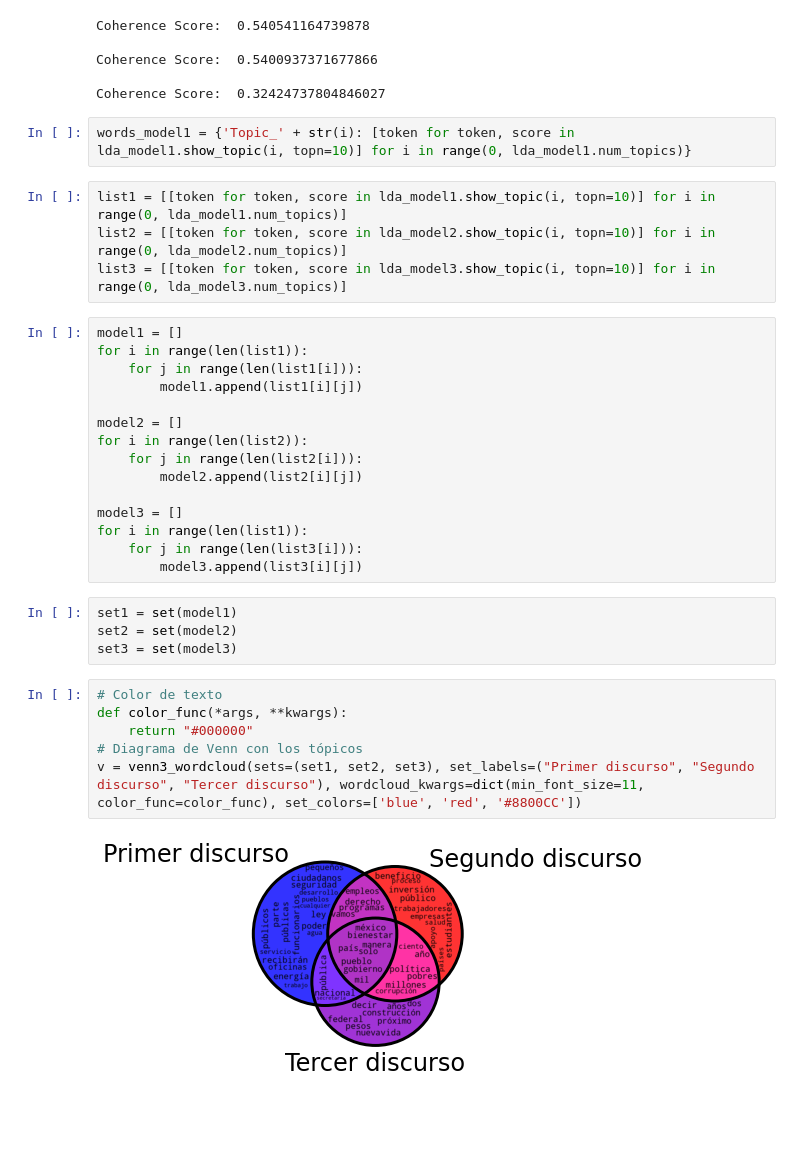
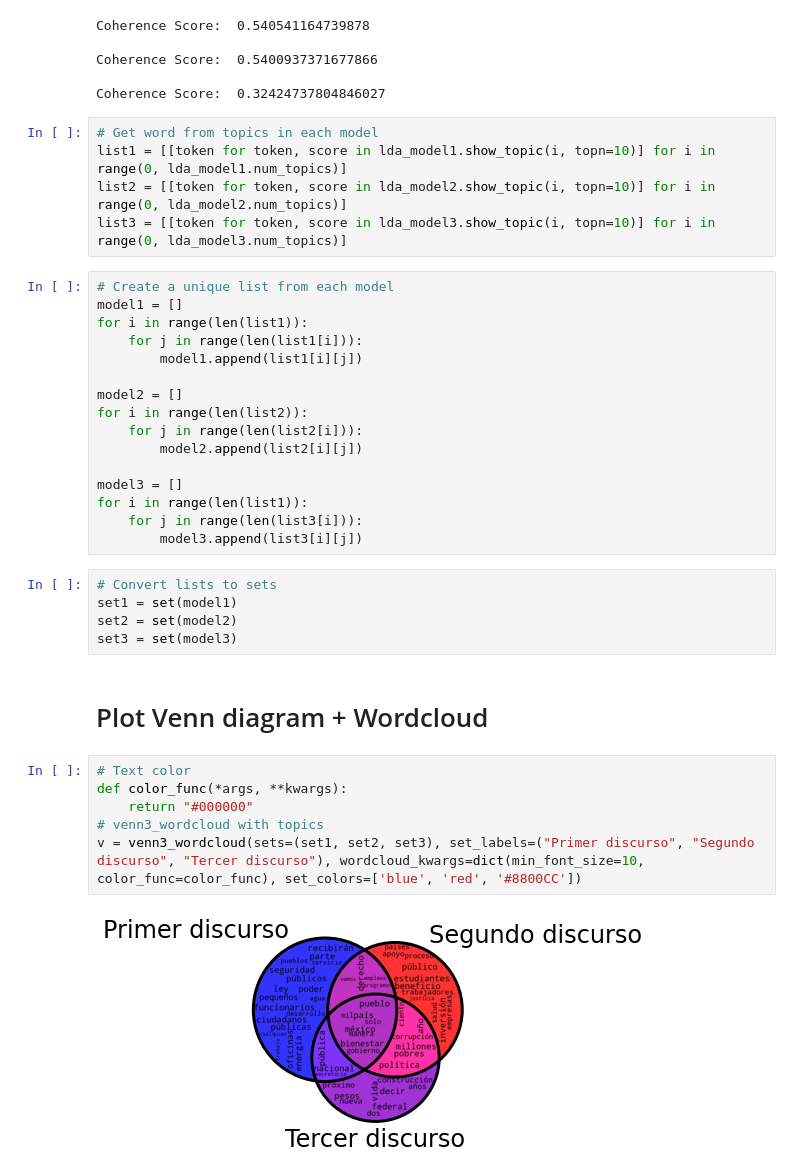
Before and after one commit to fer-aguirre/topicos-discursos-amlo, a Jupyter notebook: notebooks/vennWordcloud.ipynb, the cells around one changed output. Saved outputs shown, nothing was run; the diff lists cells and outputs as text; blank space fills up the shorter version.

```diff
--- a/notebooks/vennWordcloud.ipynb
+++ b/notebooks/vennWordcloud.ipynb
@@ -185,13 +173,13 @@ Coherence Score:  0.540541164739878
 Coherence Score:  0.5400937371677866
 
 Coherence Score:  0.32424737804846027
-# %%
-words_model1 = {'Topic_' + str(i): [token for token, score in lda_model1.show_topic(i, topn=10)] for i in range(0, lda_model1.num_topics)}
 # %%
+# Get word from topics in each model
 list1 = [[token for token, score in lda_model1.show_topic(i, topn=10)] for i in range(0, lda_model1.num_topics)]
 list2 = [[token for token, score in lda_model2.show_topic(i, topn=10)] for i in range(0, lda_model2.num_topics)]
 list3 = [[token for token, score in lda_model3.show_topic(i, topn=10)] for i in range(0, lda_model3.num_topics)]
 # %%
+# Create a unique list from each model
 model1 = []
 for i in range(len(list1)):
     for j in range(len(list1[i])):
@@ -207,14 +195,17 @@ for i in range(len(list1)):
     for j in range(len(list3[i])):
         model3.append(list3[i][j])
 # %%
+# Convert lists to sets
 set1 = set(model1)
 set2 = set(model2)
 set3 = set(model3)
+# %% [markdown]
+# Plot Venn diagram + Wordcloud
 # %%
-# Color de texto
+# Text color
 def color_func(*args, **kwargs):
     return "#000000"
-# Diagrama de Venn con los tópicos
-v = venn3_wordcloud(sets=(set1, set2, set3), set_labels=("Primer discurso", "Segundo discurso", "Tercer discurso"), wordcloud_kwargs=dict(min_font_size=11, color_func=color_func), set_colors=['blue', 'red', '#8800CC'])
+# venn3_wordcloud with topics
+v = venn3_wordcloud(sets=(set1, set2, set3), set_labels=("Primer discurso", "Segundo discurso", "Tercer discurso"), wordcloud_kwargs=dict(min_font_size=10, color_func=color_func), set_colors=['blue', 'red', '#8800CC'])
 # %% [output]
-[figure, old version]
+[figure, new version]
```
Also changed, not shown: parts of 3 cells of this notebook.
